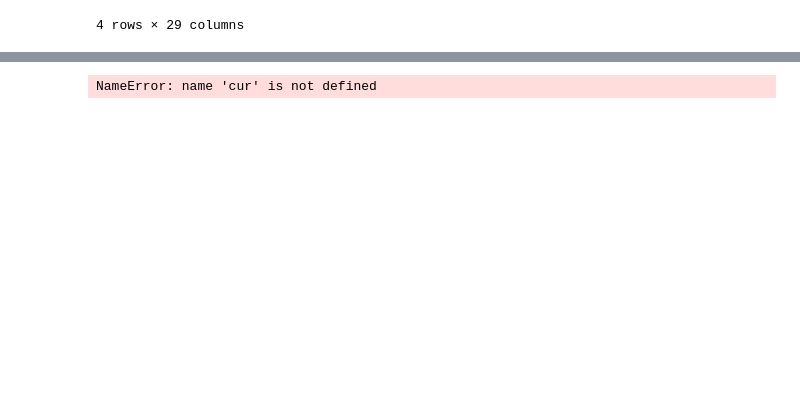
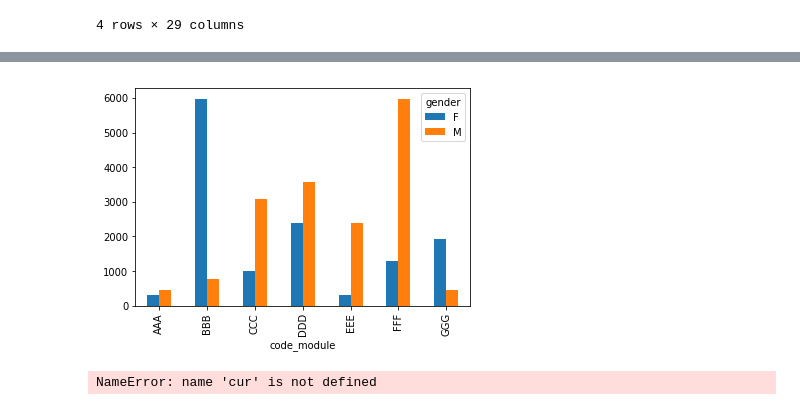
Before and after one commit to lmschreib/Exploratory-Data-Analysis, a Jupyter notebook: Exploratory Data Analysis Connected to Database.ipynb, the cells around one changed output, grey strips where cells are left out. Cells and saved outputs as stored; diff of their text form; code cells hidden in the pictures; blank space fills up the shorter version.

```diff
--- a/Exploratory Data Analysis Connected to Database.ipynb
+++ b/Exploratory Data Analysis Connected to Database.ipynb
@@ -230,3 +245,8 @@ df.groupby(['gender', 'module_domain']).count()
+# %%
+df.groupby(['code_module', 'gender']).size().unstack().plot(kind='bar')
+plt.show()
+# %% [output]
+[figure, added]
 # %%
 disconnectDB()
 # %% [output]
```
Also changed, not shown: parts of 3 cells of this notebook.
